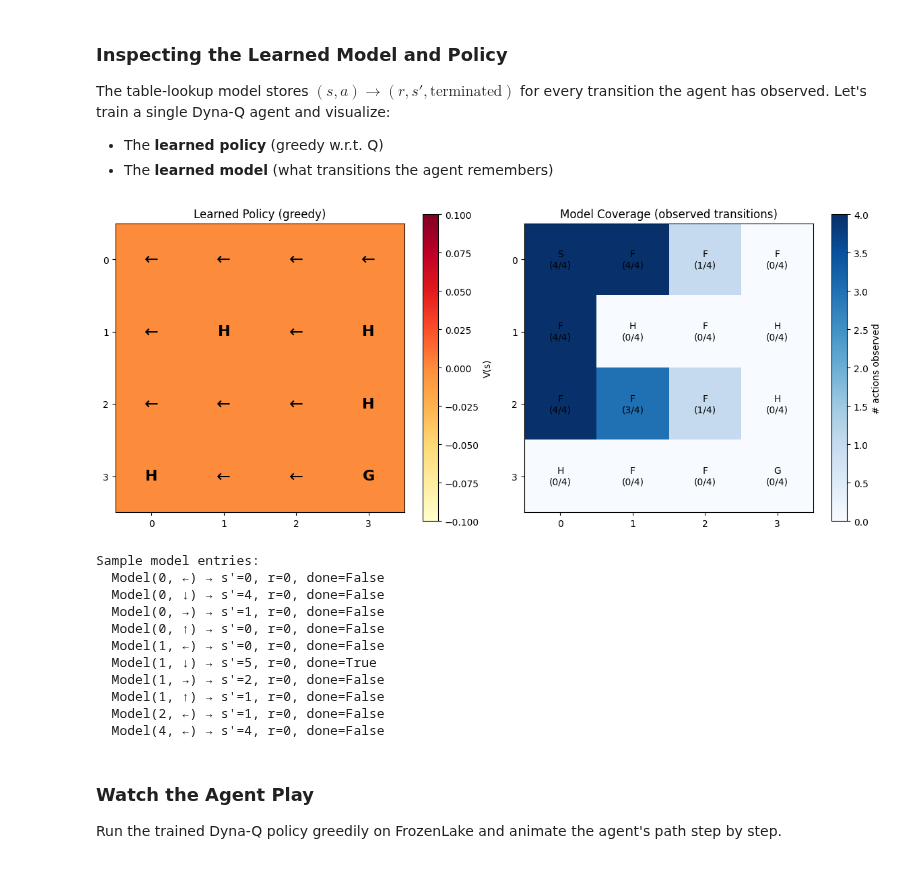
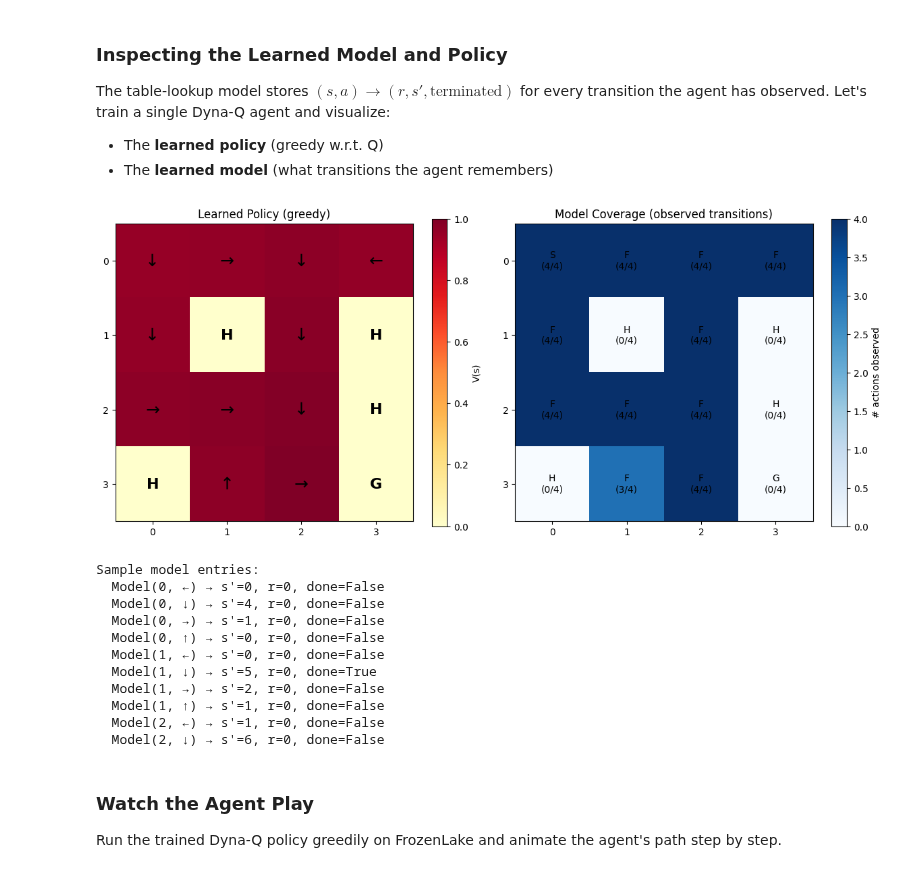
Before and after one commit to jean-kunz/cop_rl, a Jupyter notebook: nbks/1_8_intg_learning_planning.ipynb, the cells around one changed output. Drawn from its saved outputs; the diff is of its cells as text; code cells hidden in the pictures.

```diff
--- a/nbks/1_8_intg_learning_planning.ipynb
+++ b/nbks/1_8_intg_learning_planning.ipynb
@@ -456,7 +529,8 @@ def q_learning(env, n_episodes=500, alpha=0.1, gamma=0.99, epsilon=0.1):
 # %%
-def dyna_q(env, n_episodes=500, n_planning=10, alpha=0.1, gamma=0.99, epsilon=0.1):
+def dyna_q(env, n_episodes=1000, n_planning=10, alpha=0.1, gamma=0.99, epsilon=0.1):
     """
     Dyna-Q: Q-learning + table-lookup model learning + planning.
+
 
     For each real step:
       1. Q-learning update (direct RL)
@@ -475,7 +549,7 @@ def dyna_q(env, n_episodes=500, n_planning=10, alpha=0.1, gamma=0.99, epsilon=0.
     episode_rewards = []
     episode_steps = []
 
-    for ep in range(n_episodes):
+    for _ in range(n_episodes):
         state, _ = env.reset()
         total_reward = 0
         steps = 0
@@ -485,19 +559,19 @@ def dyna_q(env, n_episodes=500, n_planning=10, alpha=0.1, gamma=0.99, epsilon=0.
             next_state, reward, terminated, truncated, _ = env.step(action)
             done = terminated or truncated
 
-            # --- (a) Direct RL: Q-learning update ---
+            # --- Direct RL: Q-learning update ---
             Q[state, action] += alpha * (
                 reward
                 + gamma * np.max(Q[next_state]) * (1 - terminated)
                 - Q[state, action]
             )
 
-            # --- (b) Model learning: store transition ---
+            # --- Model learning: store transition ---
             if (state, action) not in model:
                 visited_sa.append((state, action))
             model[(state, action)] = (reward, next_state, terminated)
 
-            # --- (c) Planning: n simulated Q-learning updates ---
+            # --- Planning: n simulated Q-learning updates ---
             for _ in range(n_planning):
                 idx = np.random.randint(len(visited_sa))
                 s_sim, a_sim = visited_sa[idx]
@@ -598,7 +665,7 @@ The table-lookup model stores $(s, a) \to (r, s', \text{terminated})$ for every
 # %%
 # Train a single Dyna-Q agent
 env_vis = gym.make("FrozenLake-v1", is_slippery=False)
-Q_dyna, _, _, learned_model = dyna_q(env_vis, n_episodes=300, n_planning=50)
+Q_dyna, _, _, learned_model = dyna_q(env_vis, n_episodes=1000, n_planning=50)
 
 # FrozenLake 4x4 layout
 grid_size = 4
@@ -619,41 +686,41 @@ for s in range(grid_size * grid_size):
     if cell in ("H", "G"):
         ax.text(c, r, cell, ha="center", va="center", fontsize=16, fontweight="bold")
     else:
-        best_a = np.argmax(Q_dyna[s])
+        best_a = greedy_action(Q_dyna, s)
         ax.text(c, r, action_arrows[best_a], ha="center", va="center", fontsize=18)
 
 ax.set_title("Learned Policy (greedy)")
 ax.set_xticks(range(grid_size))
 ax.set_yticks(range(grid_size))
 
 # --- Right: Learned model coverage ---
 ax = axes[1]
 coverage = np.zeros((grid_size, grid_size))
 for s, a in learned_model:
     r, c = divmod(s, grid_size)
     coverage[r, c] += 1  # count how many actions have been observed
 
 im2 = ax.imshow(coverage, cmap="Blues", interpolation="nearest")
 plt.colorbar(im2, ax=ax, label="# actions observed")
 
 for s in range(grid_size * grid_size):
     r, c = divmod(s, grid_size)
     cell = desc[r, c]
     n_observed = sum(1 for a in range(4) if (s, a) in learned_model)
     ax.text(c, r, f"{cell}\n({n_observed}/4)", ha="center", va="center", fontsize=10)
 
 ax.set_title("Model Coverage (observed transitions)")
 ax.set_xticks(range(grid_size))
 ax.set_yticks(range(grid_size))
 
 plt.tight_layout()
 plt.show()
 
 print("\nSample model entries:")
 for (s, a), (rew, ns, term) in sorted(learned_model.items())[:10]:
     print(f"  Model({s}, {action_arrows[a]}) → s'={ns}, r={rew}, done={term}")
 # %% [output]
-[figure, old version]
+[figure, new version]
 Sample model entries:
   Model(0, ←) → s'=0, r=0, done=False
   Model(0, ↓) → s'=4, r=0, done=False
@@ -664,7 +731,7 @@ Sample model entries:
   Model(1, →) → s'=2, r=0, done=False
   Model(1, ↑) → s'=1, r=0, done=False
   Model(2, ←) → s'=1, r=0, done=False
-  Model(4, ←) → s'=4, r=0, done=False
+  Model(2, ↓) → s'=6, r=0, done=False
 # %% [markdown]
 ### Watch the Agent Play
 
```
Also changed, not shown: parts of 15 cells of this notebook, 4 other files.
